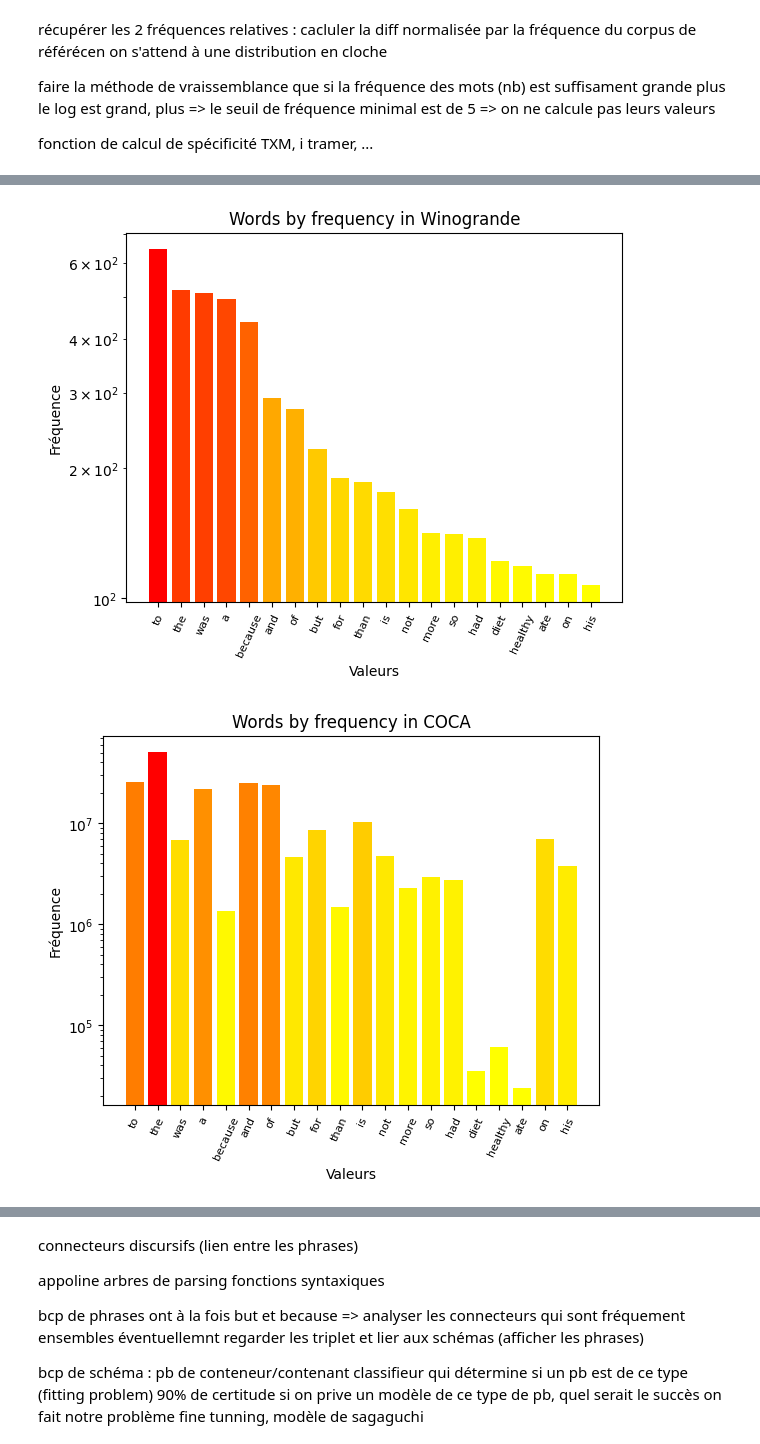
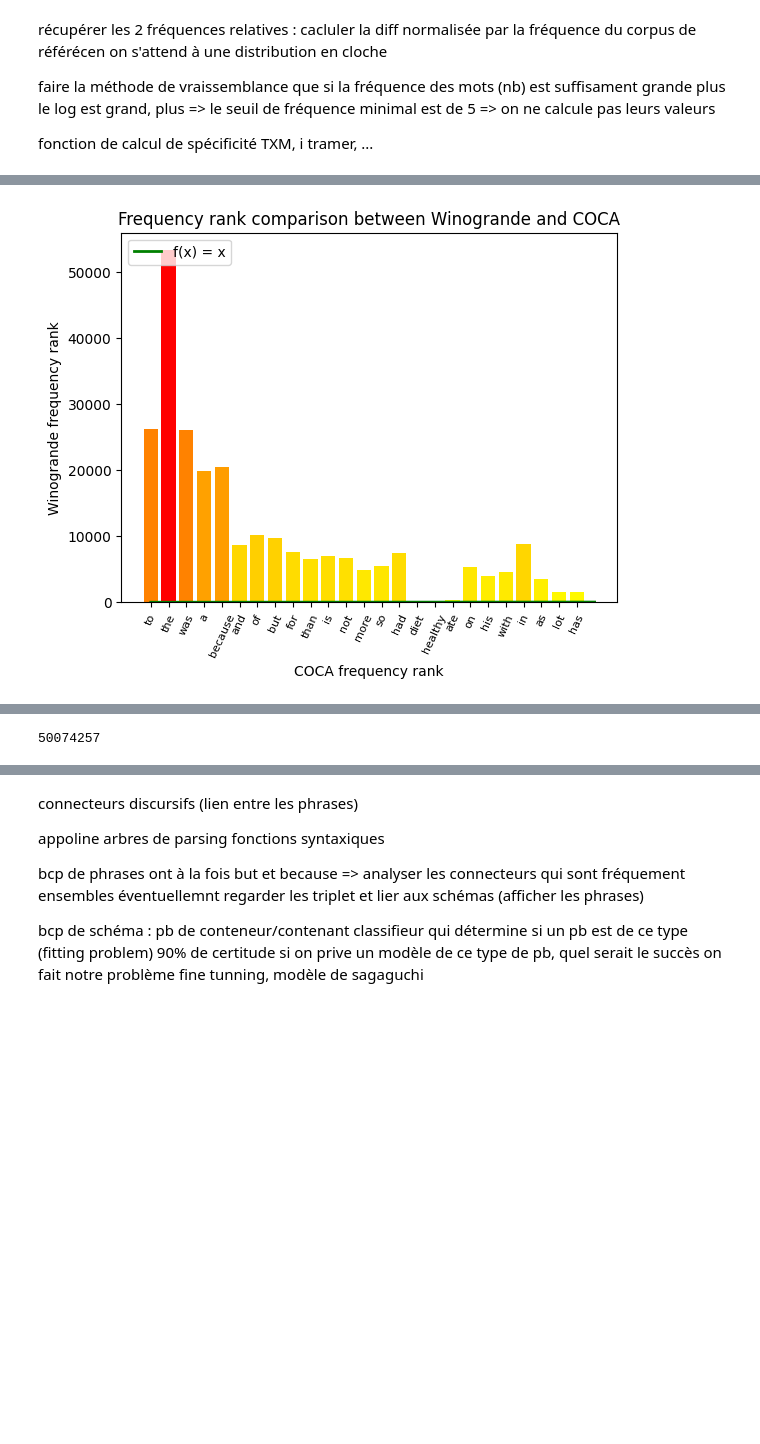
Before and after one commit to MathieuDehouck/Wino-UROP, a Jupyter notebook: classement phrases/Dimitri_notebook_1_nourriture.ipynb, the cells around one changed output, grey strips where cells are left out. Drawn from its saved outputs; the diff is of its cells as text; code cells hidden in the pictures; blank space fills up the shorter version.

```diff
--- a/classement phrases/Dimitri_notebook_1_nourriture.ipynb
+++ b/classement phrases/Dimitri_notebook_1_nourriture.ipynb
@@ -25,6 +25,9 @@ def convert(path):
 chemin_du_fichier = convert("df_nourriture_W_dimitri.jsonl")
 df = pd.read_json(chemin_du_fichier , lines=True)
 print(df.head())
+
+chemin_du_fichier = convert("train_xl.jsonl")
+df_normal = pd.read_json(chemin_du_fichier , lines=True)
 
 l_option1 = list(df["option1"])
 l_option2 = list(df["option2"])
@@ -337,6 +317,7 @@ def frequency_list(df):
     return *frequency3(tot_word_list), len(tot_word_list)
 
 frequency_list_df1, dict_frequency_list_df1, size_frequency_list_df1 = frequency_list(df)
+frequency_list_df_normal, dict_frequency_list_df_normal, size_frequency_list_df_normal = frequency_list(df_normal)
 # %% [markdown]
 récupérer les 2 fréquences relatives : cacluler la diff normalisée par la fréquence du corpus de référécen
     on s'attend à une distribution en cloche
@@ -377,16 +358,14 @@ frequency_plot(x1[:20],y1[:20],plot_name)
 # %%
 plot_name = "Words by frequency in Winogrande"
 x1 = [row[0] for row in frequency_list_df1]
 y1 = [row[1] for row in frequency_list_df1]
-frequency_plot(x1[:20],y1[:20],plot_name)
 
-plot_name = "Words by frequency in COCA"
-y1 = [my_dict_coca[key] if key in my_dict_coca else 0 for key in x1  ]
-frequency_plot(x1[:20],y1[:20],plot_name)
+# plot_name = "Words by frequency in COCA"
+# y1 = [my_dict_coca[key] if key in my_dict_coca else 0 for key in x1  ]
+# frequency_plot(x1[:20],y1[:20],plot_name)
 
 plot_name = "Frequency rank comparison between Winogrande and COCA"
-y1 = [my_dict_coca2[key] if key in my_dict_coca2 else 0 for key in x1  ]
+y1 = [dict_frequency_list_df_normal[key] if key in dict_frequency_list_df_normal else 0 for key in x1  ]
 frequency_COCAvsWINOGRANDE(x1[:25],y1[:25],plot_name)
 # %% [output]
-[figure, old version]
+[figure, new version]
-[figure, removed]
@@ -394,3 +372,7 @@ frequency_COCAvsWINOGRANDE(x1[:25],y1[:25],plot_name)
+# %%
+my_dict_coca2['the']
+# %% [output]
+50074257
 # %%
 # on fait la méthode du log vraissemblance :
 import math
```
Also changed, not shown: parts of 16 cells of this notebook, 2 other files.
